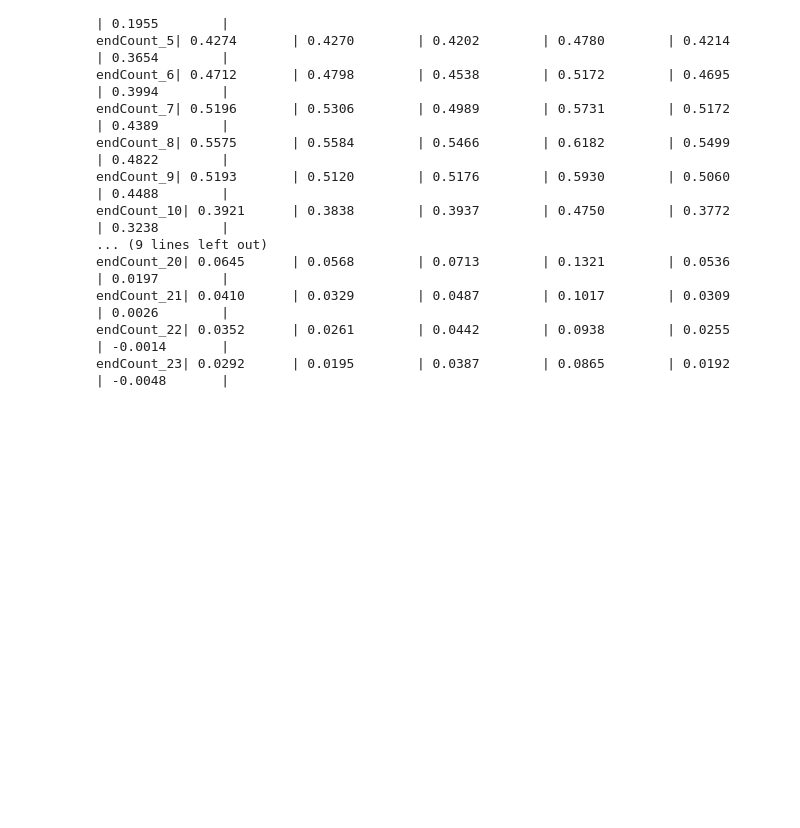
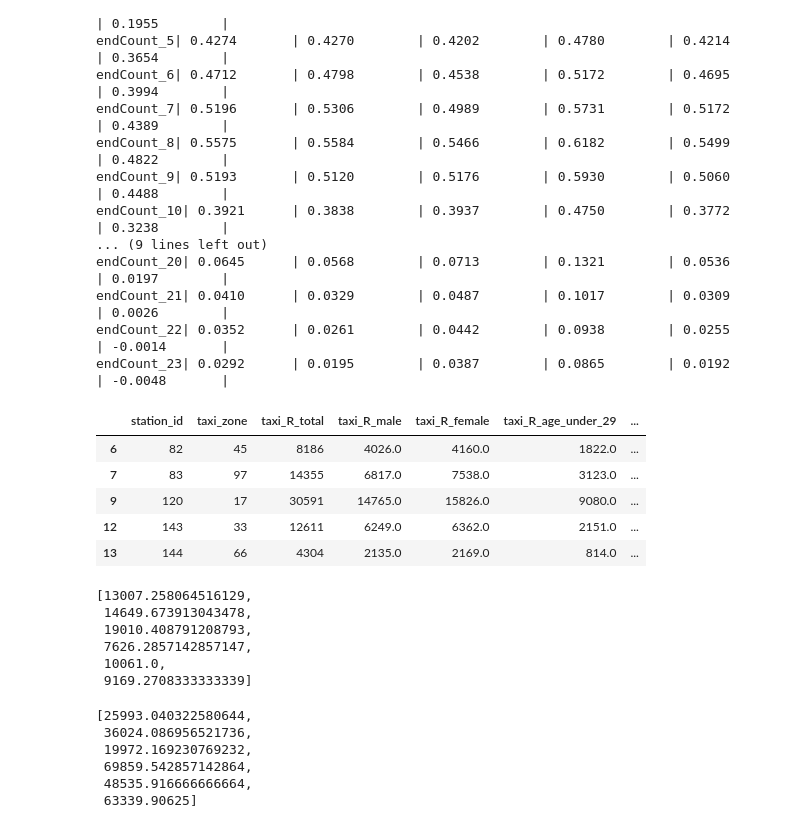
Before and after one commit to Sherryairui/CitiBike_Usage_Prediction_Model, a Jupyter notebook: Affect_census.ipynb, the cells around one changed output. Drawn from its saved outputs; the diff is of its cells as text; code cells hidden in the pictures; blank space fills up the shorter version.

Commit message:
subway and census of 6 types station, the GIS request

```diff
--- a/Affect_census.ipynb
+++ b/Affect_census.ipynb
@@ -304,3 +278,14 @@ endCount_20| 0.0645      | 0.0568        | 0.0713        | 0.1321        | 0.053
 endCount_21| 0.0410      | 0.0329        | 0.0487        | 0.1017        | 0.0309        | 0.0026        |
 endCount_22| 0.0352      | 0.0261        | 0.0442        | 0.0938        | 0.0255        | -0.0014       |
 endCount_23| 0.0292      | 0.0195        | 0.0387        | 0.0865        | 0.0192        | -0.0048       |
+# %%
+census_class = [spatial[spatial['label']==i] for i in range(0,6)]
+# %%
+census_class[0].head()
+# %% [output]
+|  | station_id | taxi_zone | taxi_R_total | taxi_R_male | taxi_R_female | taxi_R_age_under_29 | ... |
+| 6 | 82 | 45 | 8186 | 4026.0 | 4160.0 | 1822.0 | ... |
+| 7 | 83 | 97 | 14355 | 6817.0 | 7538.0 | 3123.0 | ... |
+| 9 | 120 | 17 | 30591 | 14765.0 | 15826.0 | 9080.0 | ... |
+| 12 | 143 | 33 | 12611 | 6249.0 | 6362.0 | 2151.0 | ... |
+| 13 | 144 | 66 | 4304 | 2135.0 | 2169.0 | 814.0 | ... |
@@ -306,0 +299,18 @@ endCount_23| 0.0292      | 0.0195        | 0.0387        | 0.0865        | 0.019
+# %%
+work_mean
+# %% [output]
+[13007.258064516129,
+ 14649.673913043478,
+ 19010.408791208793,
+ 7626.2857142857147,
+ 10061.0,
+ 9169.2708333333339]
+# %%
+resident_mean
+# %% [output]
+[25993.040322580644,
+ 36024.086956521736,
+ 19972.169230769232,
+ 69859.542857142864,
+ 48535.916666666664,
+ 63339.90625]
```
Also changed, not shown: parts of 2 cells of this notebook, 1 other file.
